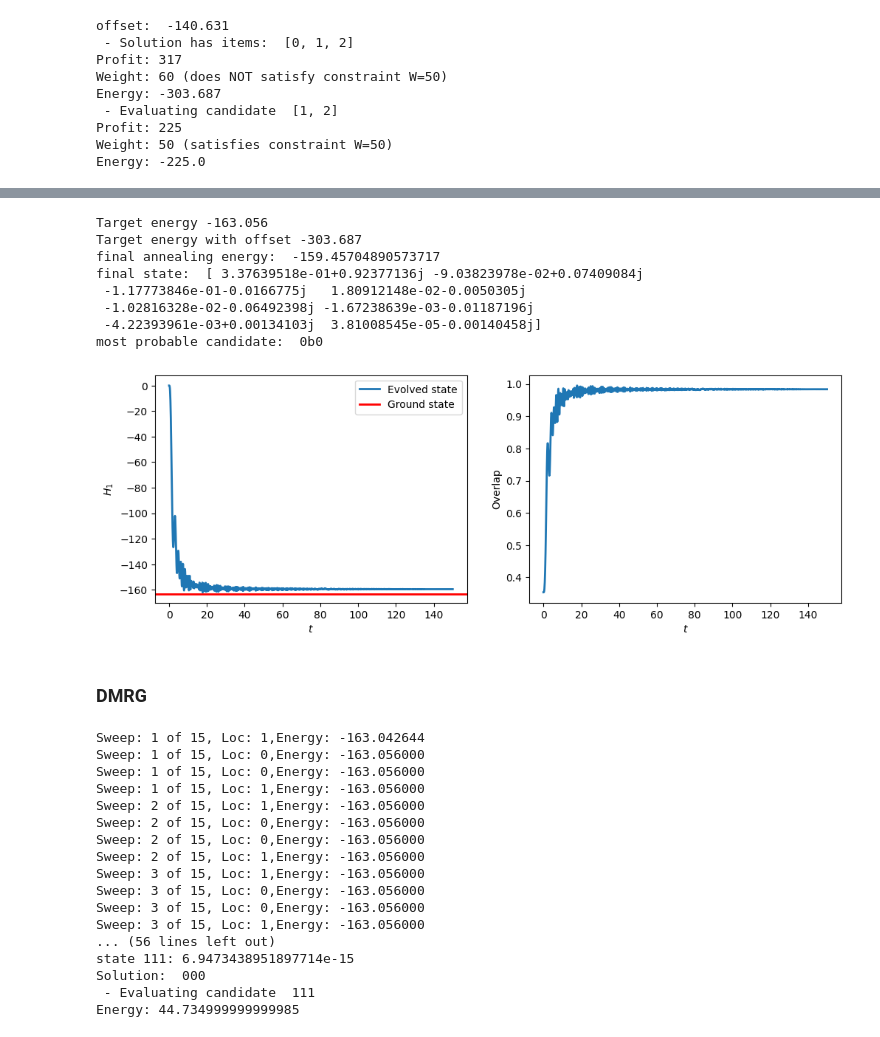
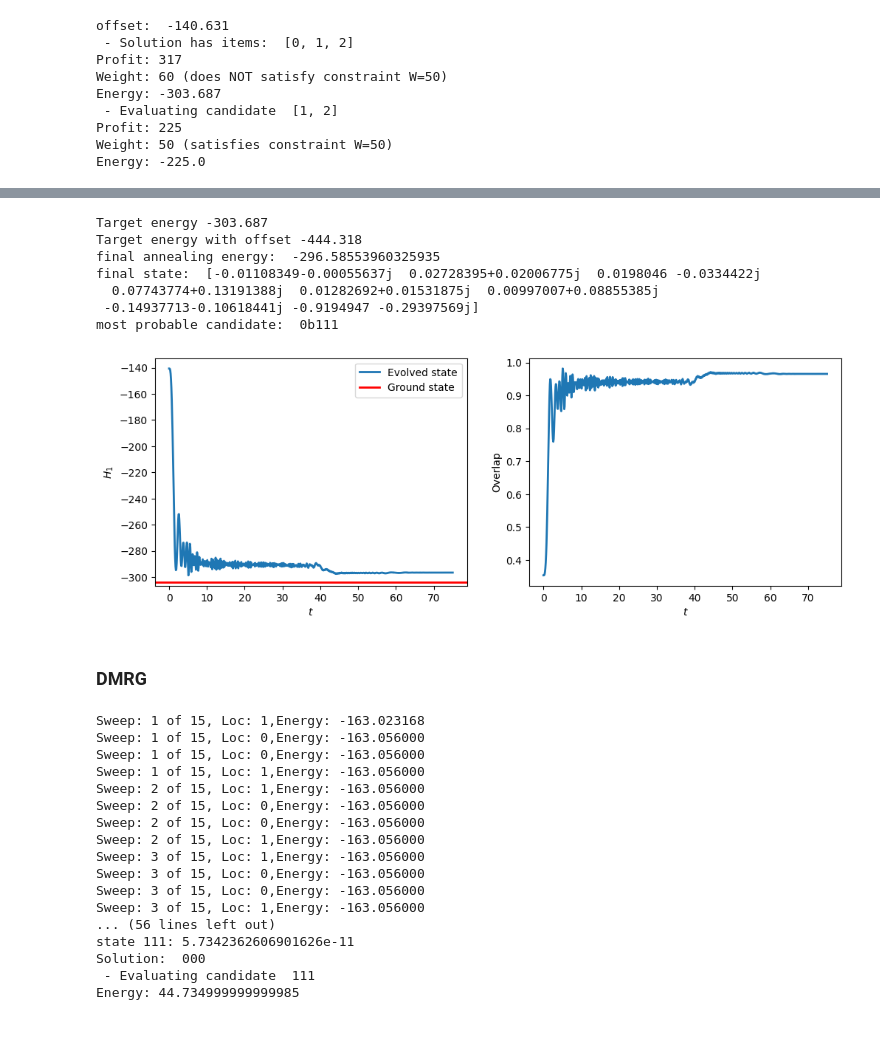
Before and after one commit to MiquelAlberti2/Quantum-annealing-and-tensor-networks, a Jupyter notebook: solutions.ipynb, the cells around one changed output, grey strips where cells are left out. Drawn from its saved outputs; the diff is of its cells as text; code cells hidden in the pictures.

Commit message:
build qibo ham (still have D-wave ham)

```diff
--- a/solutions.ipynb
+++ b/solutions.ipynb
@@ -38,9 +38,10 @@ Profit: 225
 Weight: 50 (satisfies constraint W=50)
 Energy: -225.0
 # %%
-T = 150 # Total time of the adiabatic evolution.
+T = 75 # Total time of the adiabatic evolution.
 
-H_solver.build_Hamiltonian()
+# H_solver.build_Hamiltonian()
+H_solver.build_qibo_Hamiltonian()
 H_solver.run_simulated_annealing_qibo(T)
 H_solver.show_qibo_results()
 # %% [output]
@@ -48,12 +50,11 @@ H_solver.show_qibo_results()
-Target energy -163.056
-Target energy with offset -303.687
-final annealing energy:  -159.45704890573717
-final state:  [ 3.37639518e-01+0.92377136j -9.03823978e-02+0.07409084j
- -1.17773846e-01-0.0166775j   1.80912148e-02-0.0050305j
- -1.02816328e-02-0.06492398j -1.67238639e-03-0.01187196j
- -4.22393961e-03+0.00134103j  3.81008545e-05-0.00140458j]
-most probable candidate:  0b0
+Target energy -303.687
+Target energy with offset -444.318
+final annealing energy:  -296.58553960325935
+final state:  [-0.01108349-0.00055637j  0.02728395+0.02006775j  0.0198046 -0.0334422j
+  0.07743774+0.13191388j  0.01282692+0.01531875j  0.00997007+0.08855385j
+ -0.14937713-0.10618441j -0.9194947 -0.29397569j]
+most probable candidate:  0b111
-[figure, old version]
+[figure, new version]
 # %% [markdown]
 ### DMRG
 # %%
@@ -71,7 +72,7 @@ qkp_DMRG.show_results()
 
 qkp_DMRG.energy_of_items('111')
 # %% [output]
-Sweep: 1 of 15, Loc: 1,Energy: -163.042644
+Sweep: 1 of 15, Loc: 1,Energy: -163.023168
 Sweep: 1 of 15, Loc: 0,Energy: -163.056000
 Sweep: 1 of 15, Loc: 0,Energy: -163.056000
 Sweep: 1 of 15, Loc: 1,Energy: -163.056000
@@ -84,7 +85,7 @@ Sweep: 3 of 15, Loc: 0,Energy: -163.056000
 Sweep: 3 of 15, Loc: 0,Energy: -163.056000
 Sweep: 3 of 15, Loc: 1,Energy: -163.056000
 ... (56 lines left out)
-state 111: 6.9473438951897714e-15
+state 111: 5.7342362606901626e-11
 Solution:  000
  - Evaluating candidate  111
 Energy: 44.734999999999985
```
Also changed, not shown: parts of 1 cell of this notebook, 2 other files.
